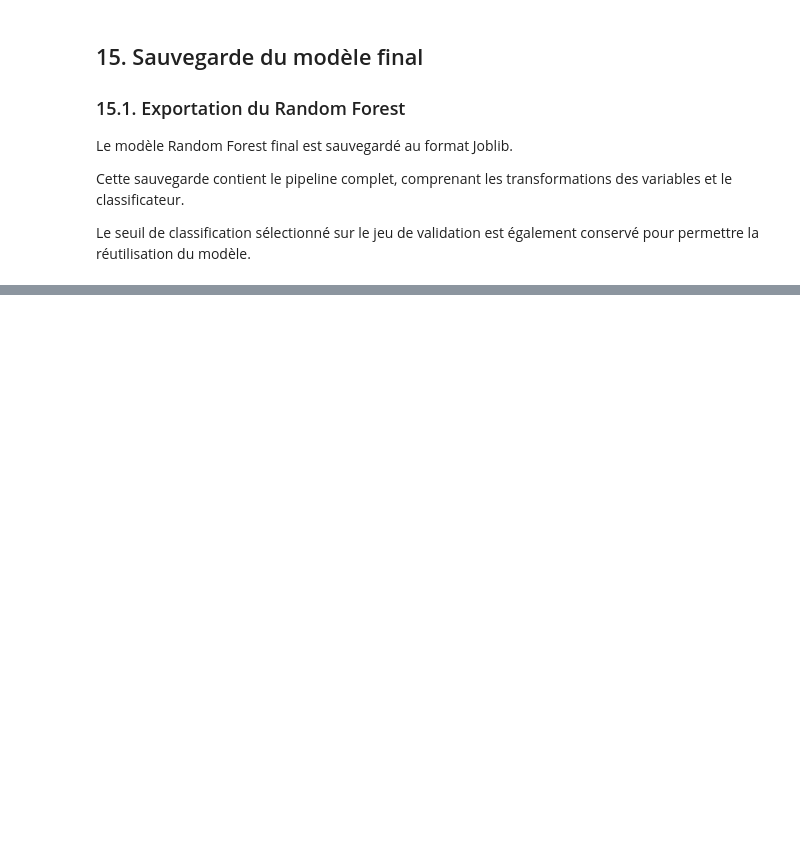
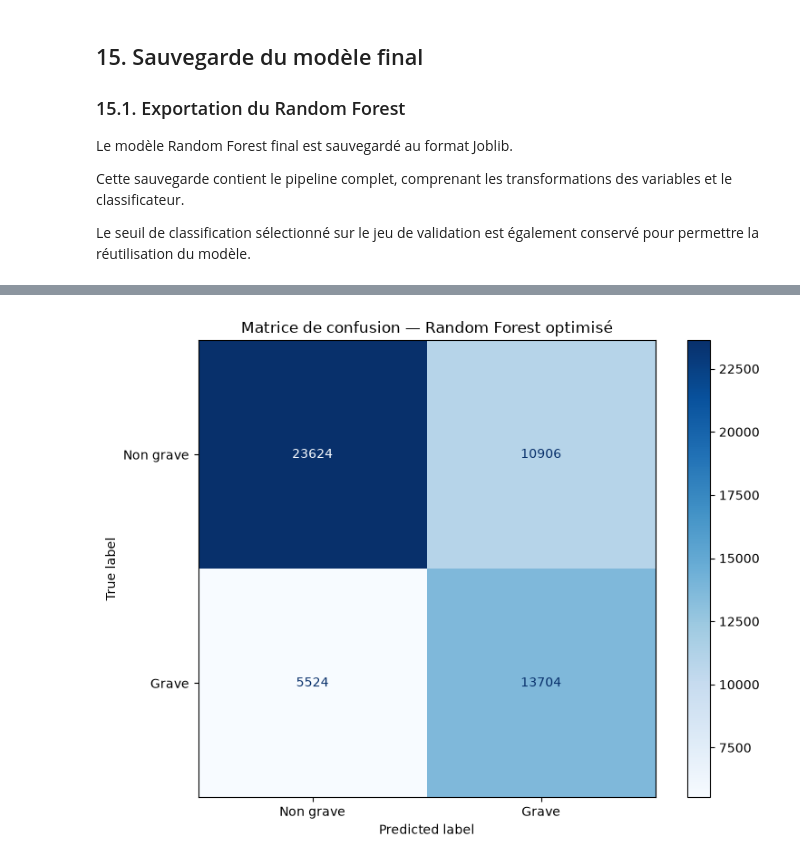
Before and after one commit to nabilakso87-svg/Projet_Final_Accidents_Routiers, a Jupyter notebook: 07_machine_learning_gravite.ipynb, the cells around one changed output, grey strips where cells are left out. Cells and saved outputs as stored; diff of their text form; code cells hidden in the pictures; blank space fills up the shorter version.

```diff
--- a/07_machine_learning_gravite.ipynb
+++ b/07_machine_learning_gravite.ipynb
@@ -1510,0 +1889,35 @@ Prédictions identiques : True
+# %%
+# 16.17 - Matrice de confusion du Random Forest optimisé
+
+from sklearn.metrics import ConfusionMatrixDisplay
+import matplotlib.pyplot as plt
+
+# Construire la matrice de confusion
+matrice = confusion_matrix(
+    y_test,
+    y_pred_grid,
+    labels=[0, 1]
+)
+
+# Créer le graphique
+fig, ax = plt.subplots(figsize=(8, 6))
+
+affichage = ConfusionMatrixDisplay(
+    confusion_matrix=matrice,
+    display_labels=["Non grave", "Grave"]
+)
+
+affichage.plot(
+    ax=ax,
+    cmap="Blues",
+    values_format="d"
+)
+
+ax.set_title(
+    "Matrice de confusion — Random Forest optimisé"
+)
+
+plt.tight_layout()
+plt.show()
+# %% [output]
+[figure, added]
```
Also changed, not shown: parts of 34 cells of this notebook, 2 other files.
